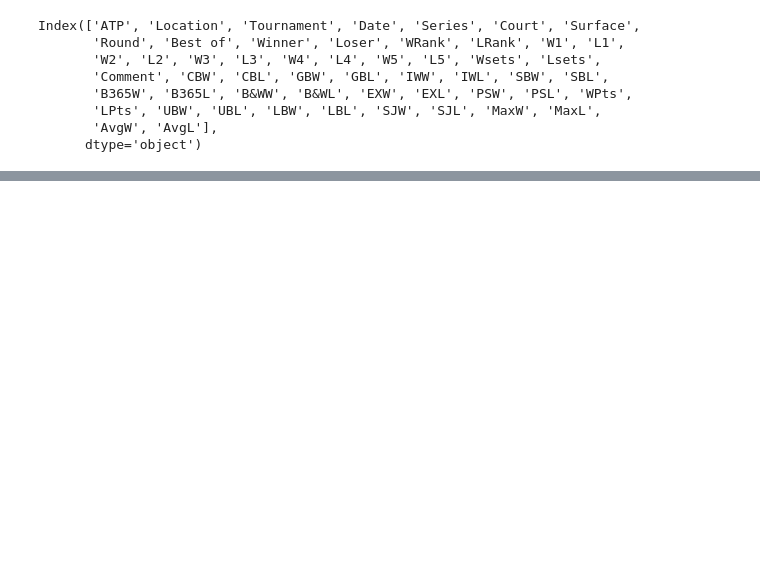
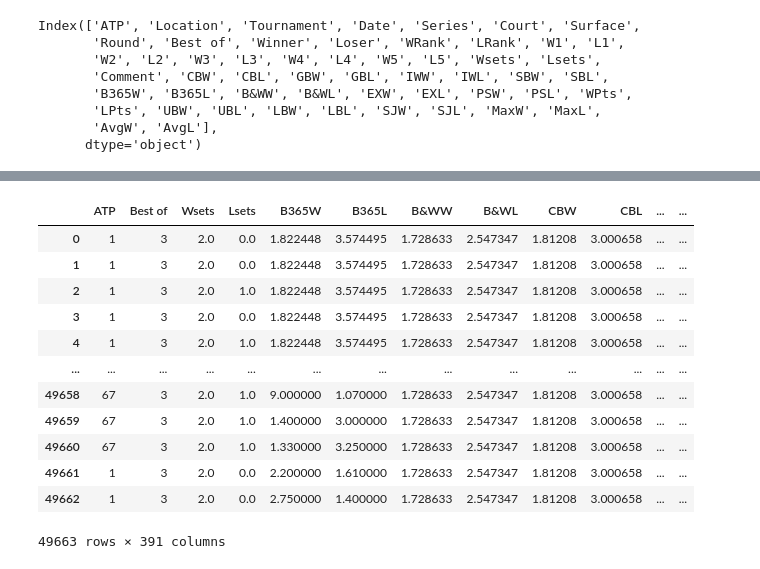
Before and after one commit to Harish-Thota1/Predicting_Tennis_Matches, a Jupyter notebook: Tennis_Research_Project.ipynb, the cells around one changed output, grey strips where cells are left out. Saved outputs shown, nothing was run; the diff lists cells and outputs as text; code cells hidden in the pictures; blank space fills up the shorter version.

```diff
--- a/Tennis_Research_Project.ipynb
+++ b/Tennis_Research_Project.ipynb
@@ -248,0 +428,10 @@ array([   nan,  1.48 ,  1.2  ,  1.5  ,  1.8  ,  1.9  ,  1.75 ,  1.65 ,
+# %%
+from sklearn.linear_model import LogisticRegression
+
+df_odds_train_encoded_X = df_odds_train.drop(columns = ["higher_rank_won", "Date", 'WRank', 'LRank'], axis = 1)
+logr= LogisticRegression(fit_intercept=False)
+logr1= LogisticRegression(fit_intercept=False)
+
+
+
+logr.fit(df_odds_train_encoded_X, df_odds_train["higher_rank_won"])
@@ -248,0 +462,6 @@ array([   nan,  1.48 ,  1.2  ,  1.5  ,  1.8  ,  1.9  ,  1.75 ,  1.65 ,
+# %%
+df_odds_validation_X = df_odds_validation.drop(columns = ["higher_rank_won", "Date", 'WRank', 'LRank'], axis = 1)
+# %%
+for column in df_odds_train_encoded_X.columns:
+    if column not in df_odds_validation_X.columns:
+        df_odds_validation_X[column] = 0
@@ -248,0 +480,20 @@ array([   nan,  1.48 ,  1.2  ,  1.5  ,  1.8  ,  1.9  ,  1.75 ,  1.65 ,
+# %%
+for i in df_odds_validation_X.columns:
+    if i not in df_odds_train_encoded_X.columns:
+        df_odds_train_encoded_X[i] = 0
+# %%
+df_odds_train_encoded_X
+# %% [output]
+|  | ATP | Best of | Wsets | Lsets | B365W | B365L | B&WW | B&WL | CBW | CBL | ... | ... |
+| 0 | 1 | 3 | 2.0 | 0.0 | 1.822448 | 3.574495 | 1.728633 | 2.547347 | 1.81208 | 3.000658 | ... | ... |
+| 1 | 1 | 3 | 2.0 | 0.0 | 1.822448 | 3.574495 | 1.728633 | 2.547347 | 1.81208 | 3.000658 | ... | ... |
+| 2 | 1 | 3 | 2.0 | 1.0 | 1.822448 | 3.574495 | 1.728633 | 2.547347 | 1.81208 | 3.000658 | ... | ... |
+| 3 | 1 | 3 | 2.0 | 0.0 | 1.822448 | 3.574495 | 1.728633 | 2.547347 | 1.81208 | 3.000658 | ... | ... |
+| 4 | 1 | 3 | 2.0 | 1.0 | 1.822448 | 3.574495 | 1.728633 | 2.547347 | 1.81208 | 3.000658 | ... | ... |
+| ... | ... | ... | ... | ... | ... | ... | ... | ... | ... | ... | ... | ... |
+| 49658 | 67 | 3 | 2.0 | 1.0 | 9.000000 | 1.070000 | 1.728633 | 2.547347 | 1.81208 | 3.000658 | ... | ... |
+| 49659 | 67 | 3 | 2.0 | 1.0 | 1.400000 | 3.000000 | 1.728633 | 2.547347 | 1.81208 | 3.000658 | ... | ... |
+| 49660 | 67 | 3 | 2.0 | 1.0 | 1.330000 | 3.250000 | 1.728633 | 2.547347 | 1.81208 | 3.000658 | ... | ... |
+| 49661 | 1 | 3 | 2.0 | 0.0 | 2.200000 | 1.610000 | 1.728633 | 2.547347 | 1.81208 | 3.000658 | ... | ... |
+| 49662 | 1 | 3 | 2.0 | 0.0 | 2.750000 | 1.400000 | 1.728633 | 2.547347 | 1.81208 | 3.000658 | ... | ... |
+49663 rows × 391 columns
```
Also changed, not shown: parts of 63 cells of this notebook.
